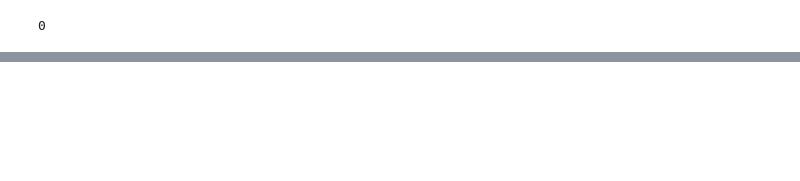
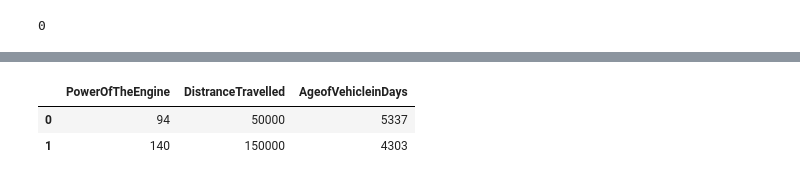
Before and after one commit to pyerabati/Prashanth_Yerabati_PythonCodes, a Jupyter notebook: Car_price_final.ipynb, the cells around one changed output, grey strips where cells are left out. Drawn from its saved outputs; the diff is of its cells as text; code cells hidden in the pictures; blank space fills up the shorter version.

```diff
--- a/Car_price_final.ipynb
+++ b/Car_price_final.ipynb
@@ -655,3 +682,9 @@ RMSE is:
+# %%
+train1.head(2)
+# %% [output]
+|  | PowerOfTheEngine | DistranceTravelled | AgeofVehicleinDays |
+| 0 | 94 | 50000 | 5337 |
+| 1 | 140 | 150000 | 4303 |
 # %%
 # Evaluating the algorithm
 from sklearn import metrics
```
Also changed, not shown: parts of 34 cells of this notebook, 35 other files.
